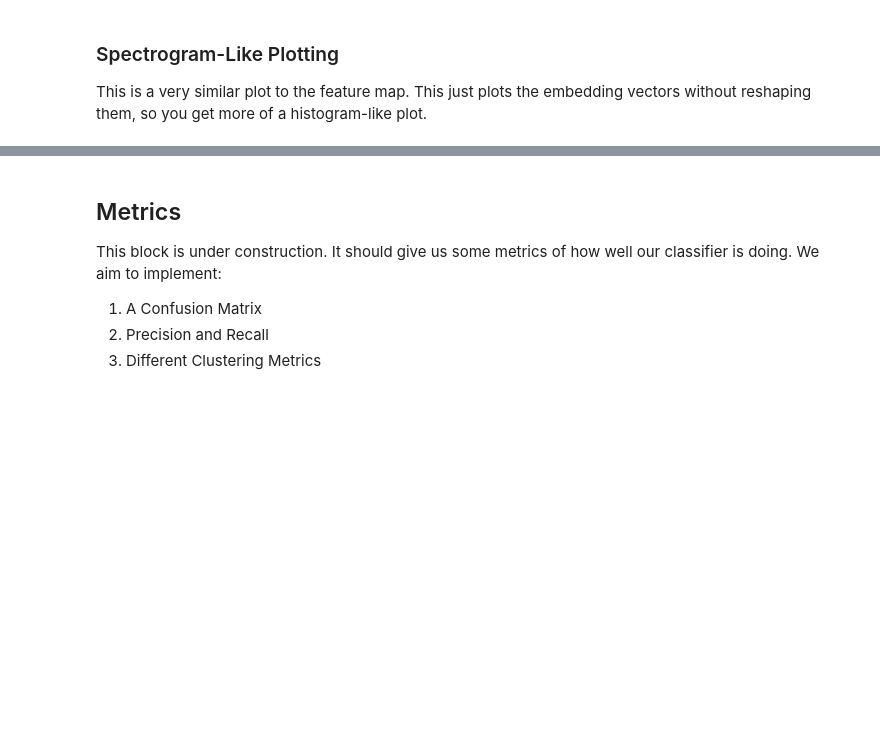
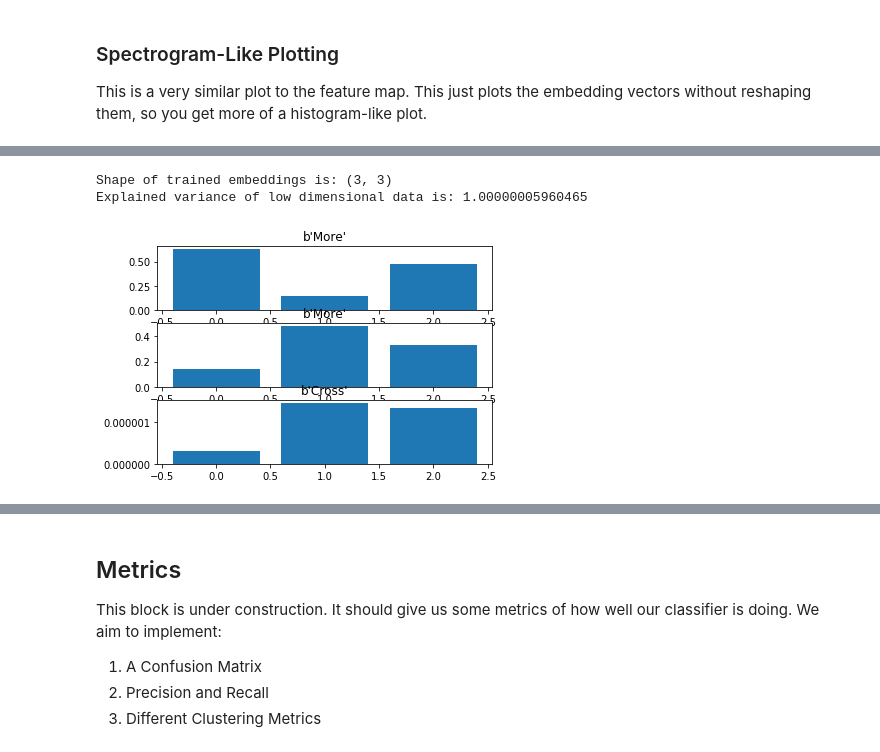
Before and after one commit to matterport/Mask_RCNN, a Jupyter notebook: samples/wireframe/One-Shot.ipynb, the cells around one changed output, grey strips where cells are left out. Saved outputs shown, nothing was run; the diff lists cells and outputs as text; code cells hidden in the pictures; blank space fills up the shorter version.

```diff
--- a/samples/wireframe/One-Shot.ipynb
+++ b/samples/wireframe/One-Shot.ipynb
@@ -221,0 +242,15 @@ plots.histogram_plot(embeddings, labels)
+# %%
+pca = sk_decomp.PCA(n_components=3)
+pca.fit(embeddings.T)
+embeddings = pca.transform(embeddings.T)
+embeddings = abs(embeddings / np.linalg.norm(embeddings))
+
+print("Shape of trained embeddings is: {}".format(np.shape(embeddings)))
+print("Explained variance of low dimensional data is: {}".format(sum(pca.explained_variance_ratio_)))
+# %% [output]
+Shape of trained embeddings is: (3, 3)
+Explained variance of low dimensional data is: 1.00000005960465
+# %%
+plots.histogram_plot(embeddings, labels)
+# %% [output]
+[figure, added]
```
Also changed, not shown: parts of 17 cells of this notebook, 4 other files.
